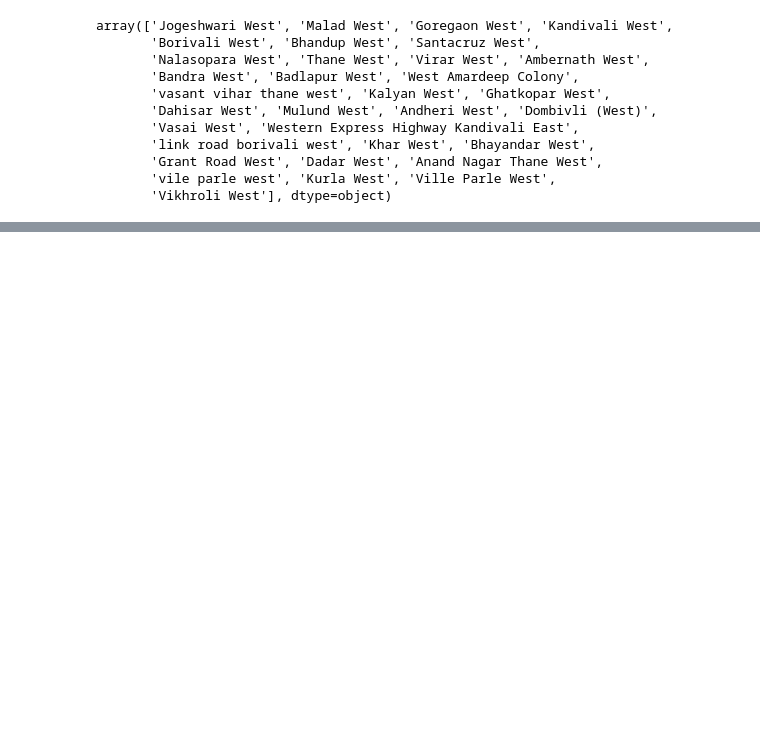
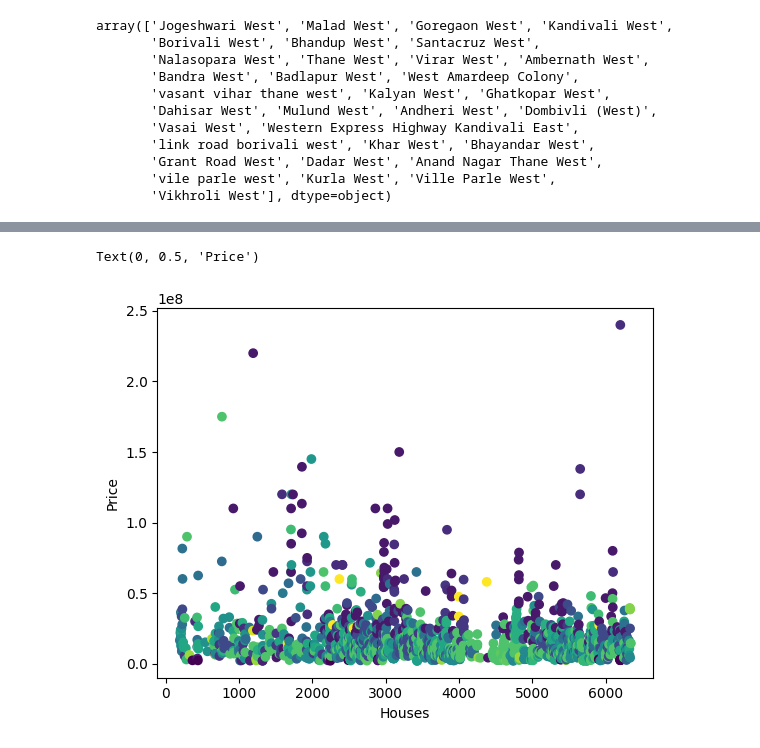
Before and after one commit to VSGit-hub/house-price-prediction, a Jupyter notebook: notebooks/eda.ipynb, the cells around one changed output, grey strips where cells are left out. Saved outputs shown, nothing was run; the diff lists cells and outputs as text; code cells hidden in the pictures; blank space fills up the shorter version.

```diff
--- a/notebooks/eda.ipynb
+++ b/notebooks/eda.ipynb
@@ -110,3 +95,6 @@ array(['Kharghar', 'Sector-13 Kharghar', 'Sector 18 Kharghar',
+# %%
+from sklearn.preprocessing import LabelEncoder
+le = LabelEncoder()
 # %%
 west_locations = df[df['Location'].str.contains('West', case=False, na=False)]
 west_locations["Location"].unique()
@@ -122,3 +110,9 @@ array(['Jogeshwari West', 'Malad West', 'Goregaon West', 'Kandivali West',
        'Grant Road West', 'Dadar West', 'Anand Nagar Thane West',
        'vile parle west', 'Kurla West', 'Ville Parle West',
        'Vikhroli West'], dtype=object)
+# %%
+encoded_label = le.fit_transform(west_locations['Location'])
+west_v02 = west_locations.copy()
+west_v02.drop("Location", axis=1, inplace=True)
+west_v02['Location'] = encoded_label
+west_v02.head()
@@ -124,0 +126,9 @@ array(['Jogeshwari West', 'Malad West', 'Goregaon West', 'Kandivali West',
+# %%
+plt.scatter(west_v02.index,
+            west_v02['Price'],
+            c=west_v02['Location'])
+plt.xlabel("Houses")
+plt.ylabel("Price")
+# %% [output]
+Text(0, 0.5, 'Price')
+[figure, added]
```
Also changed, not shown: parts of 12 cells of this notebook, 6 other files.
